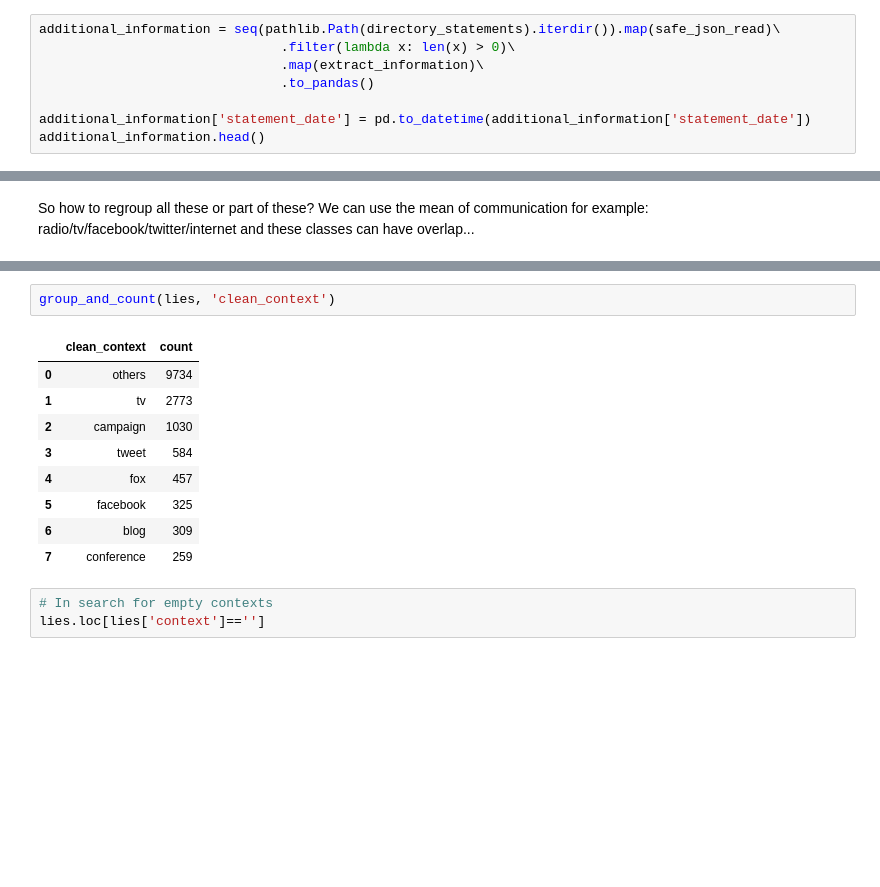
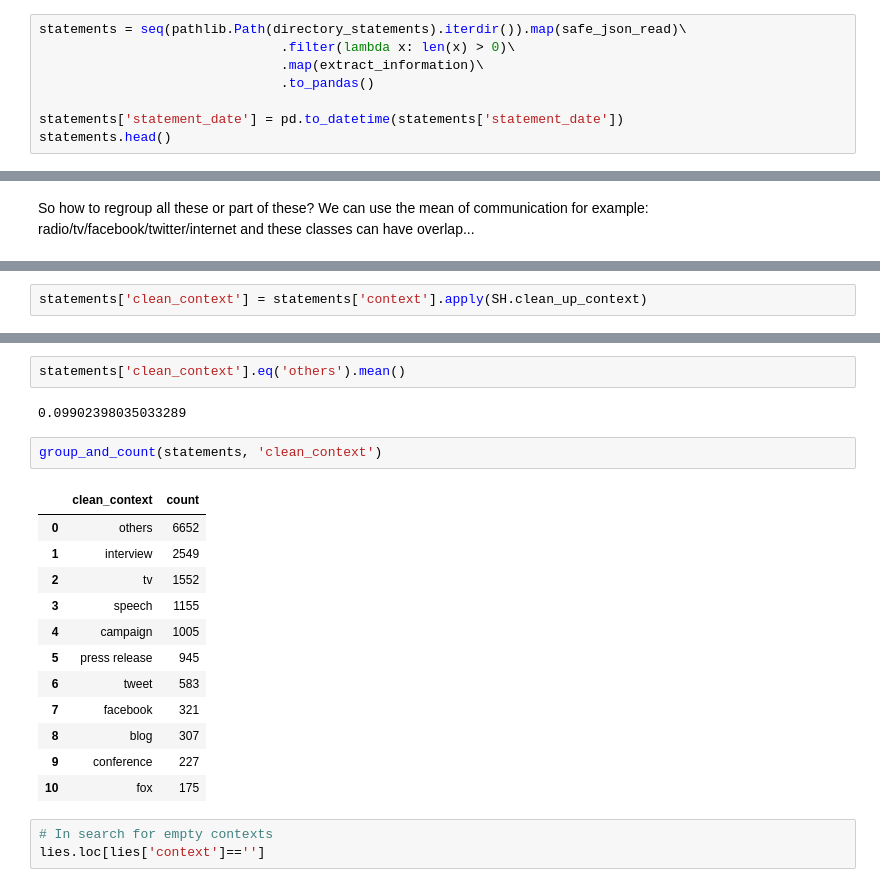
Before and after one commit to ExploringLies/lies-have-short-legs, a Jupyter notebook: notebooks/AnalyseDataset.ipynb, the cells around one changed output, grey strips where cells are left out. Saved outputs shown, nothing was run; the diff lists cells and outputs as text; blank space fills up the shorter version.

Commit message:
improves context extraction and moves code to py-files

```diff
--- a/notebooks/AnalyseDataset.ipynb
+++ b/notebooks/AnalyseDataset.ipynb
@@ -70,11 +64,11 @@ And now, let's read the data regarding corresponding statements and merge useful
 # %%
-additional_information = seq(pathlib.Path(directory_statements).iterdir()).map(safe_json_read)\
+statements = seq(pathlib.Path(directory_statements).iterdir()).map(safe_json_read)\
                                .filter(lambda x: len(x) > 0)\
                                .map(extract_information)\
                                .to_pandas()
 
-additional_information['statement_date'] = pd.to_datetime(additional_information['statement_date'])
-additional_information.head()
+statements['statement_date'] = pd.to_datetime(statements['statement_date'])
+statements.head()
 # %% [output]
 ERROR:root:File ../data/liar_dataset/statements/5355.json is empty or something...
 ERROR:root:File ../data/liar_dataset/statements/9.json is empty or something...
@@ -165,0 +136,2 @@ lies['clean_context'] = lies['context'].apply(clean_up_context)
+# %%
+statements['clean_context'] = statements['context'].apply(SH.clean_up_context)
@@ -166,15 +159,22 @@ lies['clean_context'] = lies['context'].apply(clean_up_context)
+# %%
+statements['clean_context'].eq('others').mean()
+# %% [output]
+0.09902398035033289
 # %%
-group_and_count(lies, 'clean_context')
+group_and_count(statements, 'clean_context')
 # %% [output]
 |  | clean_context | count |
-| 0 | others | 9734 |
-| 1 | tv | 2773 |
-| 2 | campaign | 1030 |
-| 3 | tweet | 584 |
-| 4 | fox | 457 |
-| 5 | facebook | 325 |
-| 6 | blog | 309 |
-| 7 | conference | 259 |
+| 0 | others | 6652 |
+| 1 | interview | 2549 |
+| 2 | tv | 1552 |
+| 3 | speech | 1155 |
+| 4 | campaign | 1005 |
+| 5 | press release | 945 |
+| 6 | tweet | 583 |
+| 7 | facebook | 321 |
+| 8 | blog | 307 |
+| 9 | conference | 227 |
+| 10 | fox | 175 |
 # %%
 # In search for empty contexts
 lies.loc[lies['context']=='']
```
Also changed, not shown: parts of 11 cells of this notebook, 2 other files.
